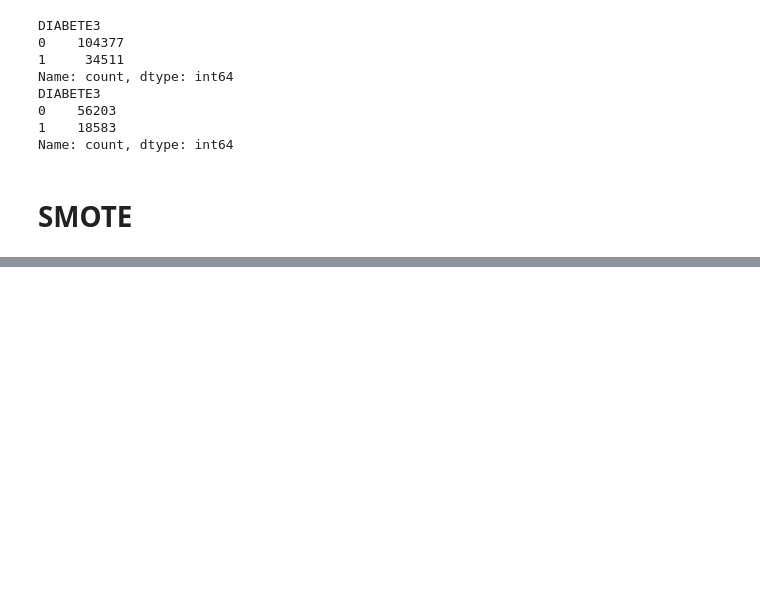
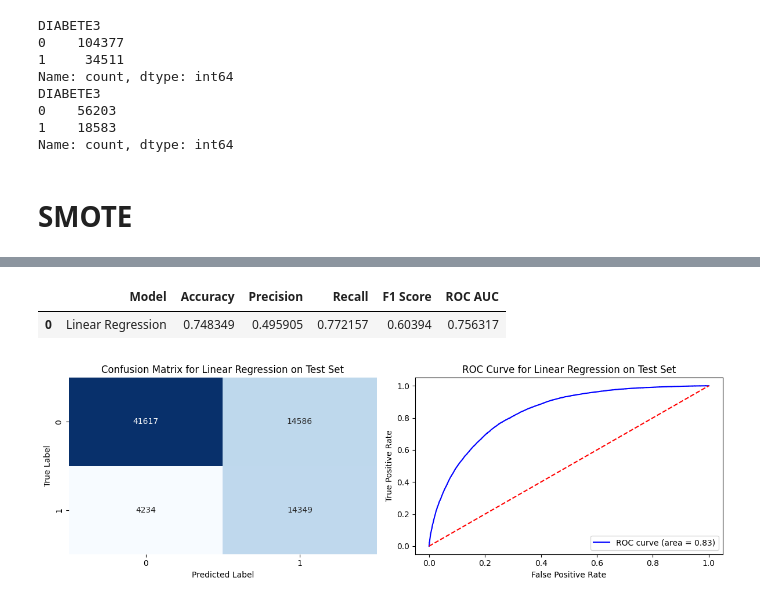
Before and after one commit to RossSacco/DmmlPJ, a Jupyter notebook: Binary_DataTesting.ipynb, the cells around one changed output, grey strips where cells are left out. Cells and saved outputs as stored; diff of their text form; code cells hidden in the pictures; blank space fills up the shorter version.

```diff
--- a/Binary_DataTesting.ipynb
+++ b/Binary_DataTesting.ipynb
@@ -373,0 +354,71 @@ plt.show()
+# %%
+best_params = {
+    'model__C': 0.01, # Regularization strength
+    'model__solver': 'liblinear', # Solver for optimization
+    'model__class_weight': 'balanced' # Class weigh
+}
+
+# Define the pipeline with the best model parameters
+best_pipeline = Pipeline(steps=[
+        ('feature_engineering', DiabetesFeatureEngineer()),
+        ('preprocessing', preprocessor),
+        ('smote', SMOTE(random_state=42)),
+        ('model', LogisticRegression(max_iter=1000, class_weight='balanced',random_state=42))
+    ])
+
+# Fit the model on the training data
+best_pipeline.fit(X_train, y_train)
+
+# Predictions
+y_pred = best_pipeline.predict(X_test)
+y_prob = best_pipeline.predict_proba(X_test)[:, 1]
+
+# Calculate metrics
+accuracy = accuracy_score(y_test, y_pred)
+precision = precision_score(y_test, y_pred)
+recall = recall_score(y_test, y_pred)
+f1 = f1_score(y_test, y_pred)
+roc_auc = roc_auc_score(y_test, y_pred)
+
+# create a dataframe to store the results
+results = pd.DataFrame({
+    'Model': ['Linear Regression'],
+    'Accuracy': [accuracy],
+    'Precision': [precision],
+    'Recall': [recall],
+    'F1 Score': [f1],
+    'ROC AUC': [roc_auc]
+})
+results
+# %% [output]
+|  | Model | Accuracy | Precision | Recall | F1 Score | ROC AUC |
+| 0 | Linear Regression | 0.748349 | 0.495905 | 0.772157 | 0.60394 | 0.756317 |
+# %%
+# Display confusion matrix
+cm = confusion_matrix(y_test, y_pred)
+# ROC Curve
+fpr, tpr, thresholds = roc_curve(y_test, y_prob)
+roc_auc_value = auc(fpr, tpr)
+
+# Create a subplot with 1 row and 2 columns
+fig, axes = plt.subplots(1, 2, figsize=(12, 4))  # Adjust the figsize to make it compact
+
+# Plot the Confusion Matrix on the first subplot
+sns.heatmap(cm, annot=True, fmt='d', cmap='Blues', cbar=False, ax=axes[0])
+axes[0].set_title(f'Confusion Matrix for Linear Regression on Test Set')
+axes[0].set_xlabel('Predicted Label')
+axes[0].set_ylabel('True Label')
+
+# Plot the ROC curve on the second subplot
+axes[1].plot(fpr, tpr, color='blue', label=f'ROC curve (area = {roc_auc_value:.2f})')
+axes[1].plot([0, 1], [0, 1], color='red', linestyle='--')  # Diagonal line for random guessing
+axes[1].set_xlabel('False Positive Rate')
+axes[1].set_ylabel('True Positive Rate')
+axes[1].set_title(f'ROC Curve for Linear Regression on Test Set')
+axes[1].legend(loc="lower right")
+
+# Show the combined plots
+plt.tight_layout()
+plt.show()
+# %% [output]
+[figure, added]
```
Also changed, not shown: parts of 10 cells of this notebook, 5 other files.
